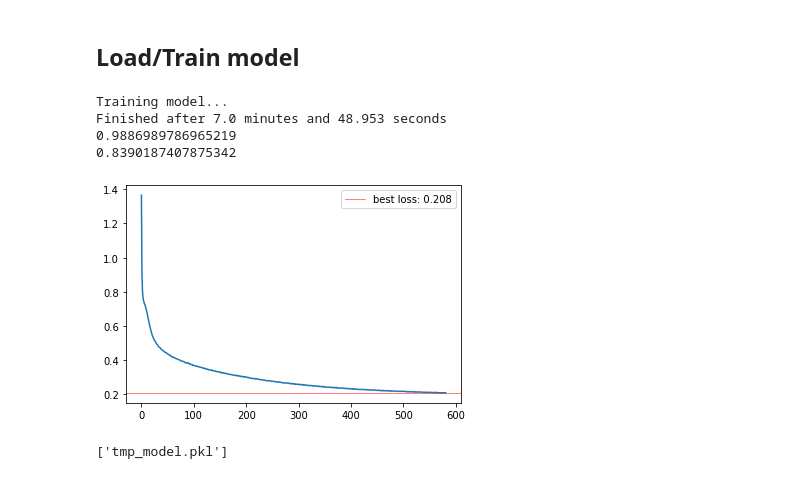
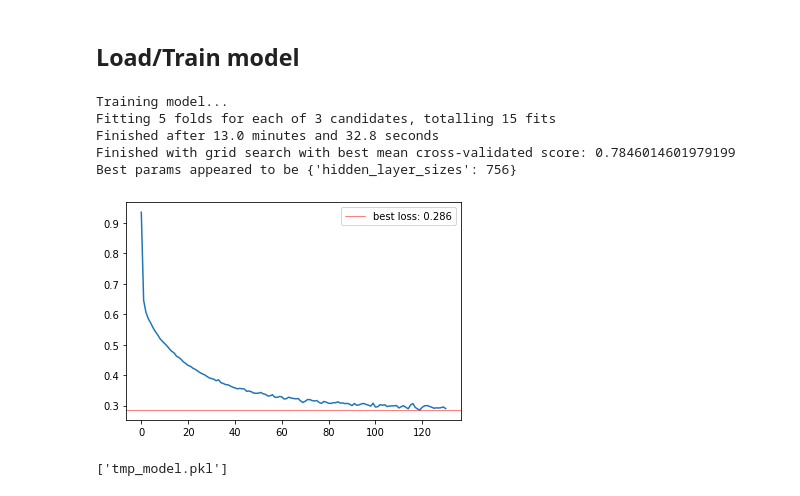
Before and after one commit to nicokestel/Connect4, a Jupyter notebook: agents/agent_mlp/mlp_training/MLP_agent_training.ipynb, the cells around one changed output. Drawn from its saved outputs; the diff is of its cells as text; code cells hidden in the pictures.

Commit message:
train_mlp and notebook update

```diff
--- a/agents/agent_mlp/mlp_training/MLP_agent_training.ipynb
+++ b/agents/agent_mlp/mlp_training/MLP_agent_training.ipynb
@@ -260,7 +264,7 @@ import matplotlib.pyplot as plt
 import scipy.io
 
 #dat = scipy.io.loadmat('C4-mlp-data_RA_MM_D6_500.mat')
-data = scipy.io.loadmat('data/3_MLP_RA_init.mat')
+data = scipy.io.loadmat('data/3_MLP_RA_1000_10.mat')
 X, y = data['data'], data['labels'][0, :]
 
 #X2, y2 = d2['data'], d2['labels'][0, :]
@@ -322,9 +344,7 @@ np.unique(y), X.shape, y.shape
 # %% [markdown]
 ### Hot-One Encoding
 # %%
-from sklearn.preprocessing import OneHotEncoder
-ohe = OneHotEncoder(categories=[[-1, 0, 1]] * 42)
-
-X = ohe.fit_transform(X).toarray().astype(np.int8)
+def onehotencoding(X: np.ndarray) -> np.ndarray:
+    return OneHotEncoder(categories=[[-1, 0, 1]] * 42).fit_transform(X).toarray().astype(np.int8)
 X.shape
 # %% [output]
@@ -332,9 +352,10 @@ X.shape
 # %% [markdown]
 ### Split into Train and Test Set
 # %%
-# played_pieces = abs(X_reduced).sum(axis=1)
+def split(X: np.ndarray, y: np.ndarray) -> Tuple[np.ndarray, np.ndarray, np.ndarray, np.ndarray]:
+    return train_test_split(X, y, test_size=0.25, random_state=1, stratify=y)
 
-X_train, X_test, y_train, y_test = train_test_split(X, y, test_size=0.25, random_state=1, stratify=y)
+
 X_train.shape, X_test.shape, y_train.shape, y_test.shape
 
 print('Column distribution in whole dataset:', np.bincount(y.astype(np.int8)))
@@ -353,6 +435,8 @@ counts[3] / len(y_train)
 ## Load/Train model
 # %%
 MODEL_PATH = 'tmp_model.pkl'
+
+X_train, X_test, y_train, y_test = split(X, y)
 
 clf = None
 if os.path.exists(MODEL_PATH):
@@ -370,28 +454,28 @@ else:
     mlp = MLPClassifier(activation='logistic',
                         hidden_layer_sizes=(126*5),
                         max_iter=1500,
-                        alpha=0.005,
+                        alpha=0.001,
                         n_iter_no_change=10,
                         learning_rate='adaptive',
-                        learning_rate_init=0.001,
+                        learning_rate_init=0.005,
                         shuffle=True,
                         tol=0.0001,
                         verbose=0)
 
-    params = [{'learning_rate_init': [0.005, 0.01, 0.001]}]
+    params = [{'hidden_layer_sizes': [(126*6,), (126*7,)]}]
 
-    clf = GridSearchCV(estimator=mlp, cv=5, param_grid=params, n_jobs=-1, verbose=4)
+    clf = GridSearchCV(estimator=mlp, cv=5, param_grid=params, n_jobs=-1, verbose=4, refit=False)
 
     t0 = time.time()
-    mlp.fit(X_train, y_train)
+    clf.fit(X_train, y_train)
     td = time.time()
-    print(f'Finished after {(td - t0)//60} minutes and {((td-t0) % 60):.3f} seconds')
+    print(f'Finished after {(td - t0)//60} minutes and {((td-t0) % 60):.1f} seconds')
 
-    print(mlp.score(X_train, y_train))
-    print(mlp.score(X_test, y_test))
+    #print(mlp.score(X_train, y_train))
+    #print(mlp.score(X_test, y_test))
 
-    #print('Finished with grid search with best mean cross-validated score:', clf.best_score_)
-    #print('Best params appeared to be', clf.best_params_)
+    print('Finished with grid search with best mean cross-validated score:', clf.best_score_)
+    print('Best params appeared to be', clf.best_params_)
 
     #print('\nMLP score (Train):', clf.best_estimator_.score(X_train, y_train))
     #print('MLP score (Test): ', clf.best_estimator_.score(X_test, y_test))
@@ -400,19 +484,21 @@ else:
     #print('Best params appeared to be', clf.best_params_)
 
     # joblib.dump(clf, MODEL_PATH)
-    #clf = clf.best_estimator_
+    #mlp = clf.best_estimator_
 # %% [output]
 Training model...
-Finished after 7.0 minutes and 48.953 seconds
-0.9886989786965219
-0.8390187407875342
+Fitting 5 folds for each of 3 candidates, totalling 15 fits
+Finished after 13.0 minutes and 32.8 seconds
+Finished with grid search with best mean cross-validated score: 0.7846014601979199
+Best params appeared to be {'hidden_layer_sizes': 756}
 # %%
 # plt.ylim([0, 1])
+mlp = clf.best_estimator_
 _ = plt.plot(range(0, mlp.n_iter_), mlp.loss_curve_)
 _ = plt.axhline(mlp.best_loss_, linewidth=0.5, color='red', label=f'best loss: {mlp.best_loss_:.3f}')
 _ = plt.legend()
 # %% [output]
-[figure, old version]
+[figure, new version]
 # %%
 joblib.dump(mlp, MODEL_PATH)
 # %% [output]
```
Also changed, not shown: parts of 10 cells of this notebook, 1 other file.
